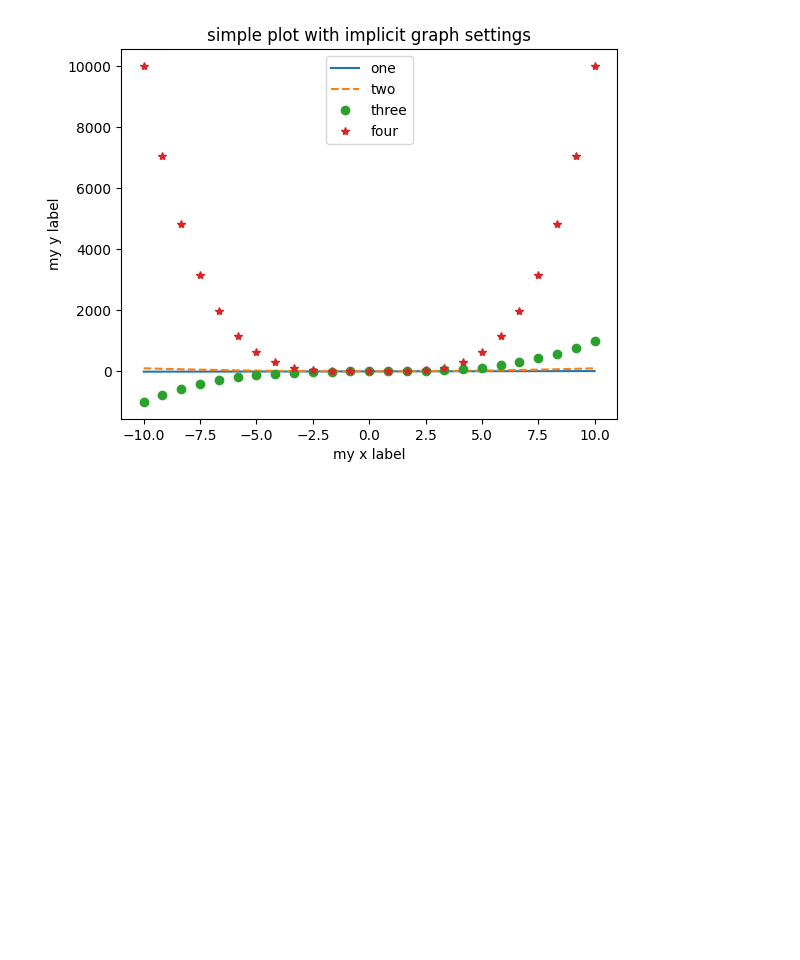
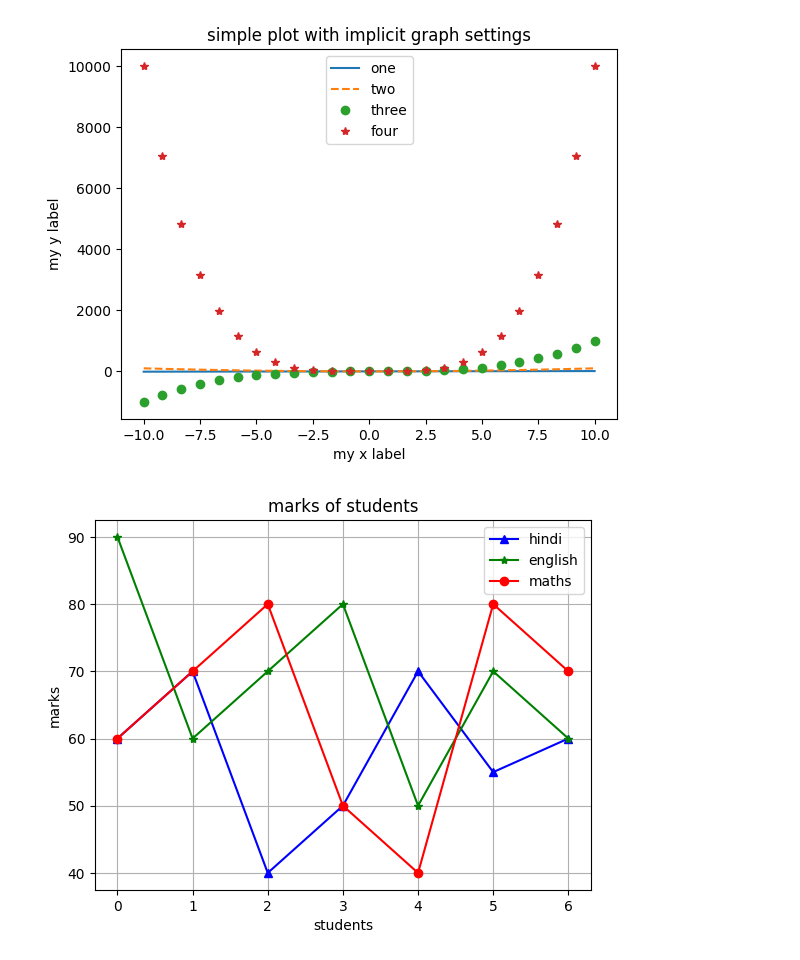
Before and after one commit to Utkash12/digipodium, a Jupyter notebook: data analysis/visualization_prac.ipynb, the cells around one changed output. Saved outputs shown, nothing was run; the diff lists cells and outputs as text; code cells hidden in the pictures; blank space fills up the shorter version.

Commit message:
graph

```diff
--- a/data analysis/visualization_prac.ipynb
+++ b/data analysis/visualization_prac.ipynb
@@ -166,3 +166,18 @@ plt.savefig('Plot1.png', bbox_inches='tight', dpi=300)
 plt.show()
 # %% [output]
 [figure]
+# %%
+hindi=np.array([60,70,40,50,70,55,60])
+english=np.array([90,60,70,80,50,70,60])
+maths=np.array([60,70,80,50,40,80,70])
+plt.plot(hindi,'b^-', label='hindi')
+plt.plot(english, 'g*-', label='english')
+plt.plot(maths, 'ro-', label='maths')
+plt.legend()
+plt.title('marks of students')
+plt.xlabel('students')
+plt.ylabel('marks')
+plt.grid()
+plt.show()
+# %% [output]
+[figure, added]
```
Also changed, not shown: parts of 1 cell of this notebook, 1 other file.
